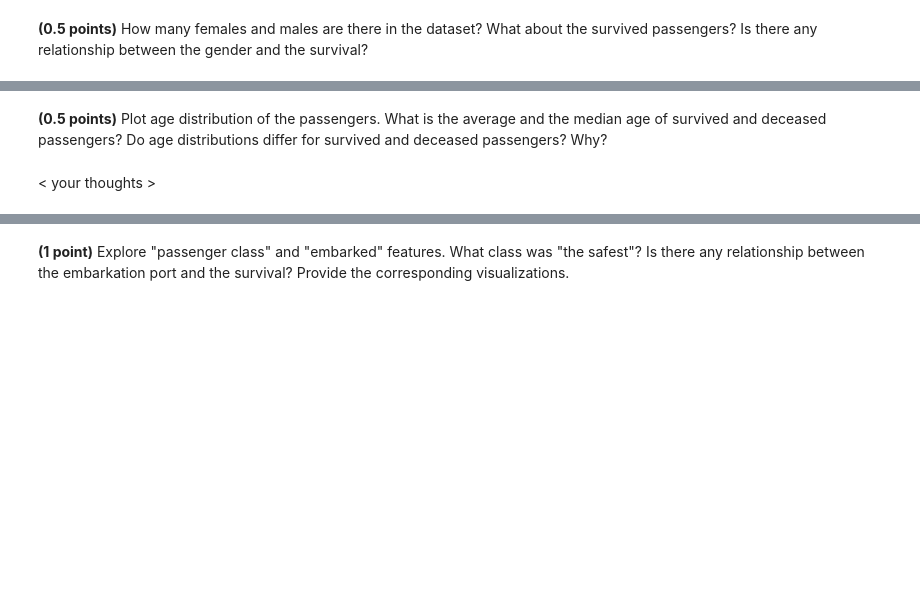
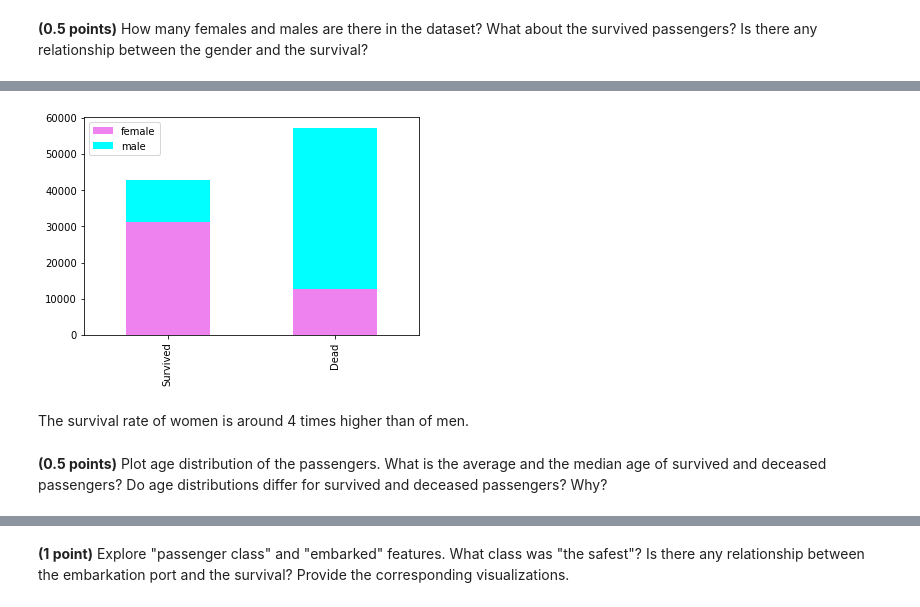
Before and after one commit to WioWio/ML-intro-Wio-2, a Jupyter notebook: hw_classification.ipynb, the cells around one changed output, grey strips where cells are left out. Saved outputs shown, nothing was run; the diff lists cells and outputs as text; code cells hidden in the pictures; blank space fills up the shorter version.

```diff
--- a/hw_classification.ipynb
+++ b/hw_classification.ipynb
@@ -564,0 +582,11 @@ data.head()
+# %%
+def bar_survive(feature):
+    survived = data[data[SURVIVED_COL]==1][feature].value_counts()
+    dead = data[data[SURVIVED_COL]==0][feature].value_counts()
+    if ("NO INFO" in survived.index):
+        survived = survived.drop(index='NO INFO')
+    if ("NO INFO" in dead.index):
+        dead = dead.drop(index='NO INFO')
+    df = pd.DataFrame([survived,dead])
+    df.index = ['Survived','Dead']
+    df.plot(kind ='bar',stacked='True',color=['violet','aqua'])
@@ -565,2 +604,8 @@ data.head()
+# %%
+bar_survive(SEX_COL)
+# %% [output]
+[figure, added]
+# %% [markdown]
+The survival rate of women is around 4 times higher than of men.
 # %% [markdown]
 **(0.5 points)** Plot age distribution of the passengers. What is the average and the median age of survived and deceased passengers? Do age distributions differ for survived and deceased passengers? Why?
@@ -569,2 +611,0 @@ data.head()
-# %% [markdown]
-< your thoughts >
```
Also changed, not shown: parts of 12 cells of this notebook.
